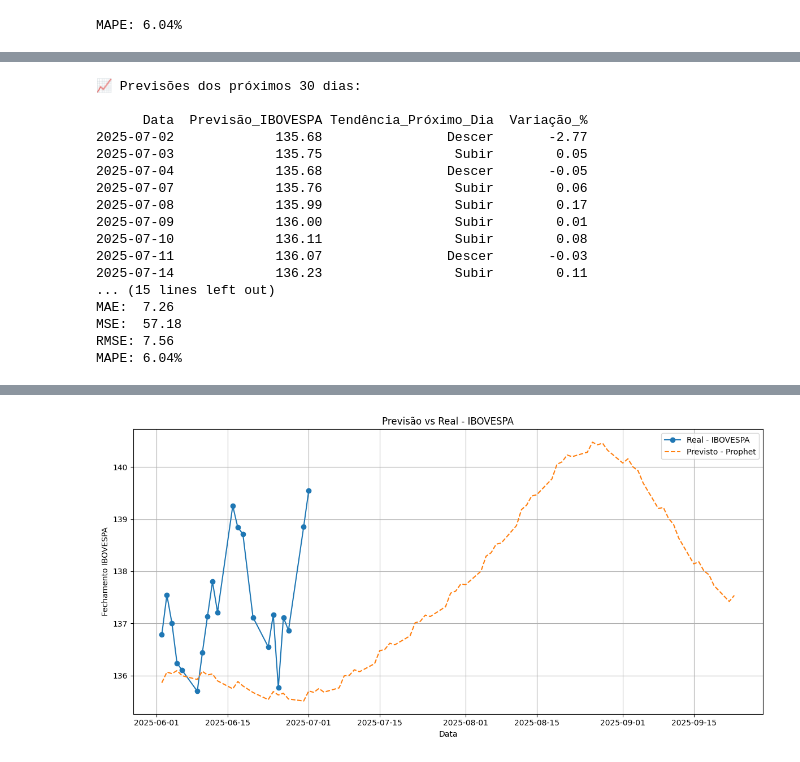
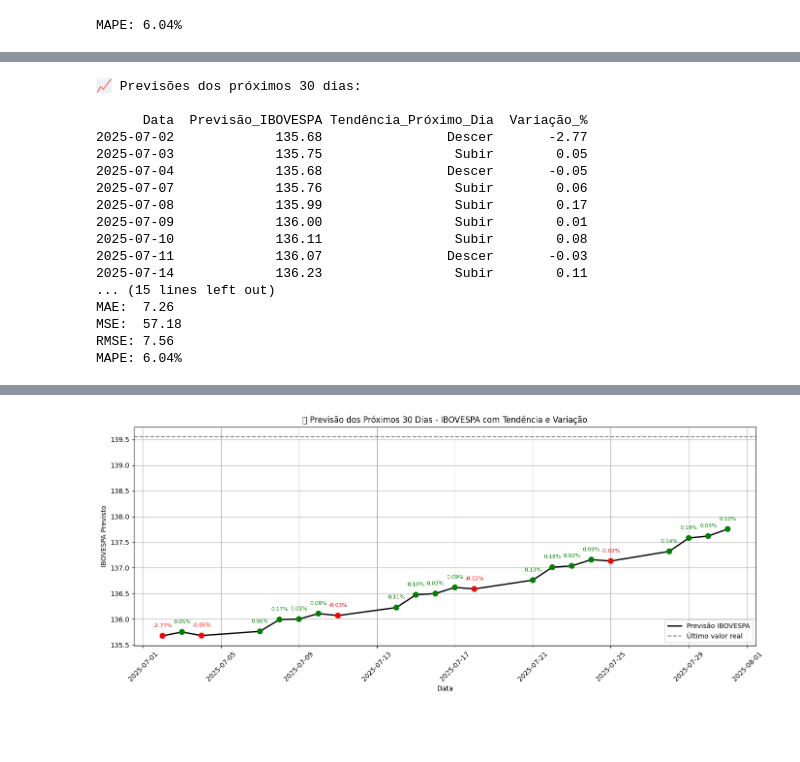
Before and after one commit to Mathzera06/challenge_2, a Jupyter notebook: Notebook_Tech_Challenge2.ipynb, the cells around one changed output, grey strips where cells are left out. Drawn from its saved outputs; the diff is of its cells as text; code cells hidden in the pictures; blank space fills up the shorter version.

Commit message:
gráfico de subida e queda dos próximos trinta dias IBOVESPA

```diff
--- a/Notebook_Tech_Challenge2.ipynb
+++ b/Notebook_Tech_Challenge2.ipynb
@@ -312,15 +312,40 @@ data_limite = df_ibovespa['ds'].max() - pd.Timedelta(days=30)
 df_real_3m = df_ibovespa[df_ibovespa['ds'] >= data_limite]
 forecast_3m = forecast[forecast['ds'] >= data_limite]
 
-# --- PLOTAGEM ---
-plt.figure(figsize=(12, 6))
-plt.plot(df_real_3m['ds'], df_real_3m['y'], label='Real - IBOVESPA', marker='o')
-plt.plot(forecast_3m['ds'], forecast_3m['yhat'], label='Previsto - Prophet', linestyle='--')
-plt.title('Previsão vs Real - IBOVESPA')
+# --- Gráfico da Previsão Futura (Próximos 30 dias) ---
+# plt.figure(figsize=(12, 6))
+# plt.plot(forecast_future_30['ds'], forecast_future_30['yhat'], label='Previsão - Próximos 30 dias', color='blue', marker='o')
+# plt.title('📆 Previsão dos Próximos 30 Dias - IBOVESPA')
+# plt.xlabel('Data')
+# plt.ylabel('Previsão do IBOVESPA')
+# plt.grid(True)
+# plt.legend()
+# plt.axhline(y=last_real, color='gray', linestyle='--', label='Último valor real')
+# plt.tight_layout()
+# plt.xticks(rotation=45)
+# plt.show()
+
+# Mapa de cores baseado na tendência
+cores = forecast_future_30['Tendência'].map({'Subir': 'green', 'Descer': 'red'})
+
+plt.figure(figsize=(14, 6))
+plt.plot(forecast_future_30['ds'], forecast_future_30['yhat'], color='black', linewidth=2, label='Previsão IBOVESPA')
+plt.scatter(forecast_future_30['ds'], forecast_future_30['yhat'], color=cores, s=60, zorder=5)
+
+# Adiciona variação percentual como rótulo
+for i, row in forecast_future_30.iterrows():
+    plt.text(row['ds'], row['yhat'] + 0.15, f"{row['Variação_%']:.2f}%",
+             ha='center', va='bottom', fontsize=8, color=cores[i])
+
+# Linha horizontal com último valor real
+plt.axhline(y=last_real, color='gray', linestyle='--', label='Último valor real')
+
+plt.title('📊 Previsão dos Próximos 30 Dias - IBOVESPA com Tendência e Variação')
 plt.xlabel('Data')
-plt.ylabel('Fechamento IBOVESPA')
+plt.ylabel('IBOVESPA Previsto')
+plt.xticks(rotation=45)
+plt.grid(True)
 plt.legend()
-plt.grid(True)
 plt.tight_layout()
 plt.show()
 # %% [output]
@@ -346 +371 @@ MAPE: 6.04%
-[figure, old version]
+[figure, new version]
```
Also changed, not shown: parts of 1 cell of this notebook.
